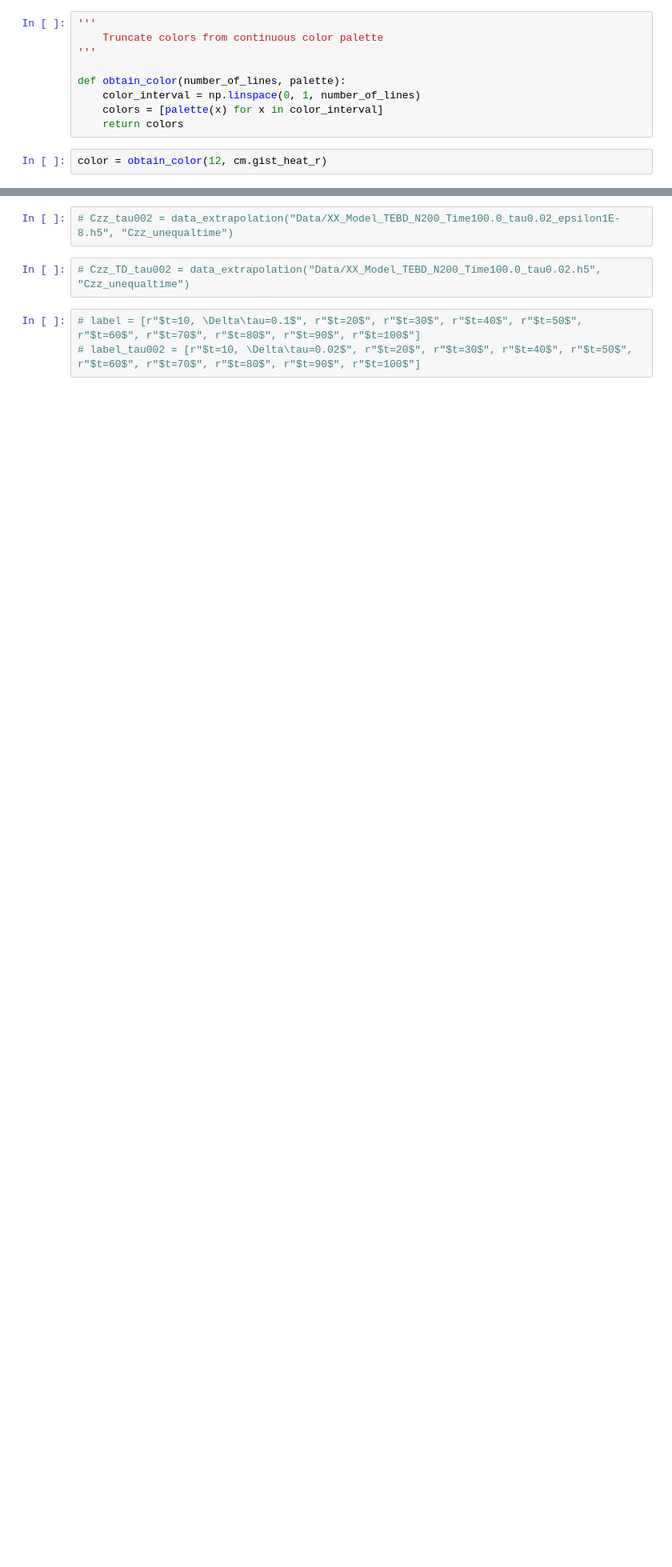
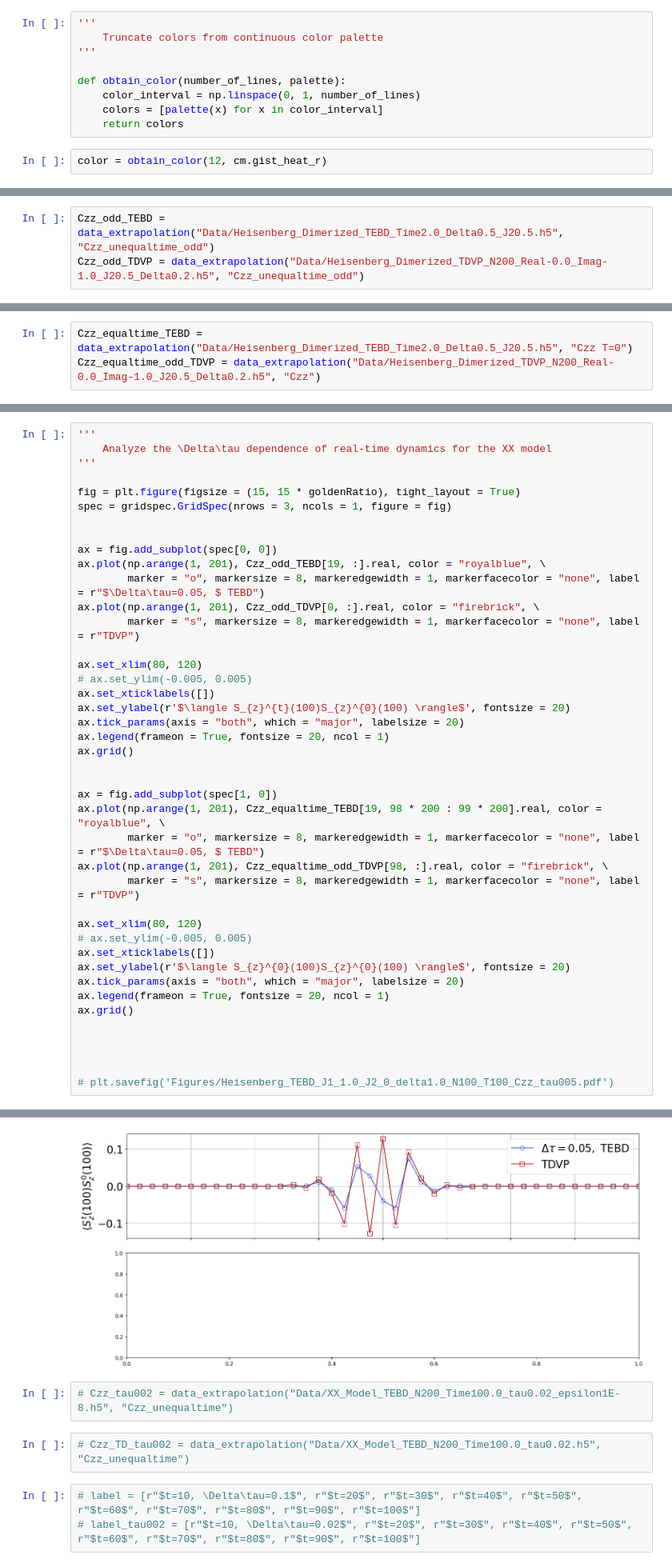
Before and after one commit to xiaobo-23/TimeEvolution, a Jupyter notebook: Spectrum_Analysis.ipynb, the cells around one changed output, grey strips where cells are left out. Shown at 80% size. Drawn from its saved outputs; the diff is of its cells as text; blank space fills up the shorter version.

```diff
--- a/Spectrum_Analysis.ipynb
+++ b/Spectrum_Analysis.ipynb
@@ -66,0 +53,3 @@ Czz_tau005_even = data_extrapolation("Data/J1_J2/Heisenberg_Dimerized_TEBD_N200_
+# %%
+Czz_odd_TEBD = data_extrapolation("Data/Heisenberg_Dimerized_TEBD_Time2.0_Delta0.5_J20.5.h5", "Czz_unequaltime_odd")
+Czz_odd_TDVP = data_extrapolation("Data/Heisenberg_Dimerized_TDVP_N200_Real-0.0_Imag-1.0_J20.5_Delta0.2.h5", "Czz_unequaltime_odd")
@@ -66,0 +63,3 @@ Czz_tau005_even = data_extrapolation("Data/J1_J2/Heisenberg_Dimerized_TEBD_N200_
+# %%
+Czz_equaltime_TEBD = data_extrapolation("Data/Heisenberg_Dimerized_TEBD_Time2.0_Delta0.5_J20.5.h5", "Czz T=0")
+Czz_equaltime_odd_TDVP = data_extrapolation("Data/Heisenberg_Dimerized_TDVP_N200_Real-0.0_Imag-1.0_J20.5_Delta0.2.h5", "Czz")
@@ -66,0 +71,43 @@ Czz_tau005_even = data_extrapolation("Data/J1_J2/Heisenberg_Dimerized_TEBD_N200_
+# %%
+'''
+    Analyze the \Delta\tau dependence of real-time dynamics for the XX model
+'''
+
+fig = plt.figure(figsize = (15, 15 * goldenRatio), tight_layout = True)
+spec = gridspec.GridSpec(nrows = 3, ncols = 1, figure = fig)
+
+
+ax = fig.add_subplot(spec[0, 0])
+ax.plot(np.arange(1, 201), Czz_odd_TEBD[19, :].real, color = "royalblue", \
+        marker = "o", markersize = 8, markeredgewidth = 1, markerfacecolor = "none", label = r"$\Delta\tau=0.05, $ TEBD")
+ax.plot(np.arange(1, 201), Czz_odd_TDVP[0, :].real, color = "firebrick", \
+        marker = "s", markersize = 8, markeredgewidth = 1, markerfacecolor = "none", label = r"TDVP")
+
+ax.set_xlim(80, 120)
+# ax.set_ylim(-0.005, 0.005)
+ax.set_xticklabels([])
+ax.set_ylabel(r'$\langle S_{z}^{t}(100)S_{z}^{0}(100) \rangle$', fontsize = 20)
+ax.tick_params(axis = "both", which = "major", labelsize = 20)
+ax.legend(frameon = True, fontsize = 20, ncol = 1)
+ax.grid()
+
+
+ax = fig.add_subplot(spec[1, 0])
+ax.plot(np.arange(1, 201), Czz_equaltime_TEBD[19, 98 * 200 : 99 * 200].real, color = "royalblue", \
+        marker = "o", markersize = 8, markeredgewidth = 1, markerfacecolor = "none", label = r"$\Delta\tau=0.05, $ TEBD")
+ax.plot(np.arange(1, 201), Czz_equaltime_odd_TDVP[98, :].real, color = "firebrick", \
+        marker = "s", markersize = 8, markeredgewidth = 1, markerfacecolor = "none", label = r"TDVP")
+
+ax.set_xlim(80, 120)
+# ax.set_ylim(-0.005, 0.005)
+ax.set_xticklabels([])
+ax.set_ylabel(r'$\langle S_{z}^{0}(100)S_{z}^{0}(100) \rangle$', fontsize = 20)
+ax.tick_params(axis = "both", which = "major", labelsize = 20)
+ax.legend(frameon = True, fontsize = 20, ncol = 1)
+ax.grid()
+
+
+
+
+# plt.savefig('Figures/Heisenberg_TEBD_J1_1.0_J2_0_delta1.0_N100_T100_Czz_tau005.pdf')
+# %% [output]
@@ -67,3 +115,4 @@ Czz_tau005_even = data_extrapolation("Data/J1_J2/Heisenberg_Dimerized_TEBD_N200_
+[figure, added]
 # %%
 # Czz_tau002 = data_extrapolation("Data/XX_Model_TEBD_N200_Time100.0_tau0.02_epsilon1E-8.h5", "Czz_unequaltime")
 # %%
```
Also changed, not shown: parts of 8 cells of this notebook, 4 other files.
